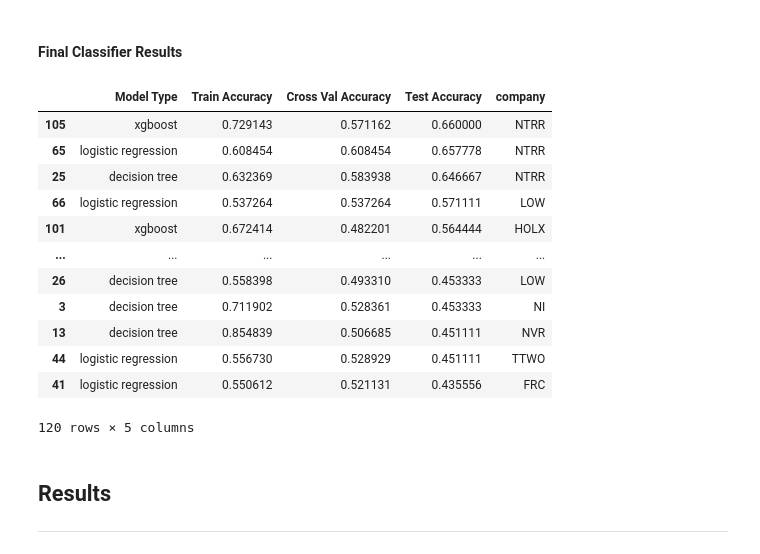
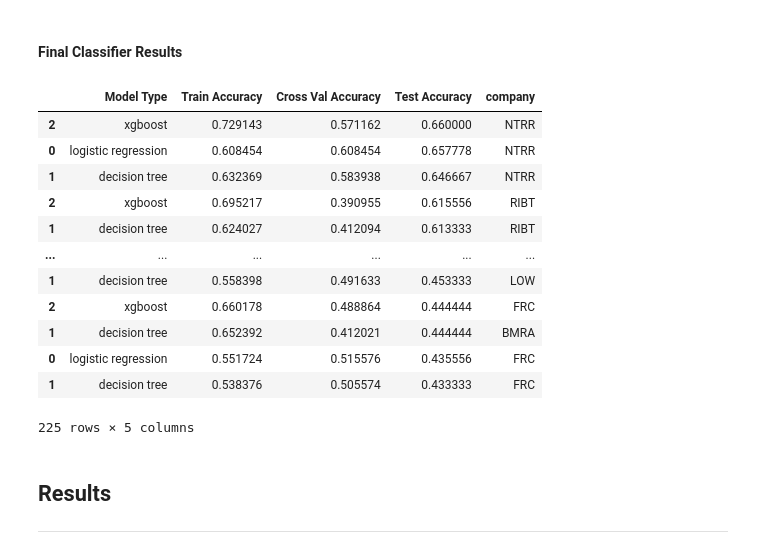
Before and after one commit to tjbray20/Market_Machine_Learning, a Jupyter notebook: MainNotebook.ipynb, the cells around one changed output. Cells and saved outputs as stored; diff of their text form; code cells hidden in the pictures.

```diff
--- a/MainNotebook.ipynb
+++ b/MainNotebook.ipynb
@@ -873,22 +877,22 @@ Test Mean Accuracy: 0.49333333333333335
 # %% [markdown]
 #### Final Classifier Results
 # %%
-classifier_results = pd.read_csv('ClassifierResults.csv')
+classifier_results = pd.read_csv('ClassifierResults.csv', index_col = 0)
 classifier_results.sort_values('Test Accuracy', ascending = False)
 # %% [output]
 |  | Model Type | Train Accuracy | Cross Val Accuracy | Test Accuracy | company |
-| 105 | xgboost | 0.729143 | 0.571162 | 0.660000 | NTRR |
-| 65 | logistic regression | 0.608454 | 0.608454 | 0.657778 | NTRR |
-| 25 | decision tree | 0.632369 | 0.583938 | 0.646667 | NTRR |
-| 66 | logistic regression | 0.537264 | 0.537264 | 0.571111 | LOW |
-| 101 | xgboost | 0.672414 | 0.482201 | 0.564444 | HOLX |
+| 2 | xgboost | 0.729143 | 0.571162 | 0.660000 | NTRR |
+| 0 | logistic regression | 0.608454 | 0.608454 | 0.657778 | NTRR |
+| 1 | decision tree | 0.632369 | 0.583938 | 0.646667 | NTRR |
+| 2 | xgboost | 0.695217 | 0.390955 | 0.615556 | RIBT |
+| 1 | decision tree | 0.624027 | 0.412094 | 0.613333 | RIBT |
 | ... | ... | ... | ... | ... | ... |
-| 26 | decision tree | 0.558398 | 0.493310 | 0.453333 | LOW |
-| 3 | decision tree | 0.711902 | 0.528361 | 0.453333 | NI |
-| 13 | decision tree | 0.854839 | 0.506685 | 0.451111 | NVR |
-| 44 | logistic regression | 0.556730 | 0.528929 | 0.451111 | TTWO |
-| 41 | logistic regression | 0.550612 | 0.521131 | 0.435556 | FRC |
+| 1 | decision tree | 0.558398 | 0.491633 | 0.453333 | LOW |
+| 2 | xgboost | 0.660178 | 0.488864 | 0.444444 | FRC |
+| 1 | decision tree | 0.652392 | 0.412021 | 0.444444 | BMRA |
+| 0 | logistic regression | 0.551724 | 0.515576 | 0.435556 | FRC |
+| 1 | decision tree | 0.538376 | 0.505574 | 0.433333 | FRC |
-120 rows × 5 columns
+225 rows × 5 columns
 # %% [markdown]
 ## Results
 ***
```
Also changed, not shown: parts of 12 cells of this notebook, 2 other files.
